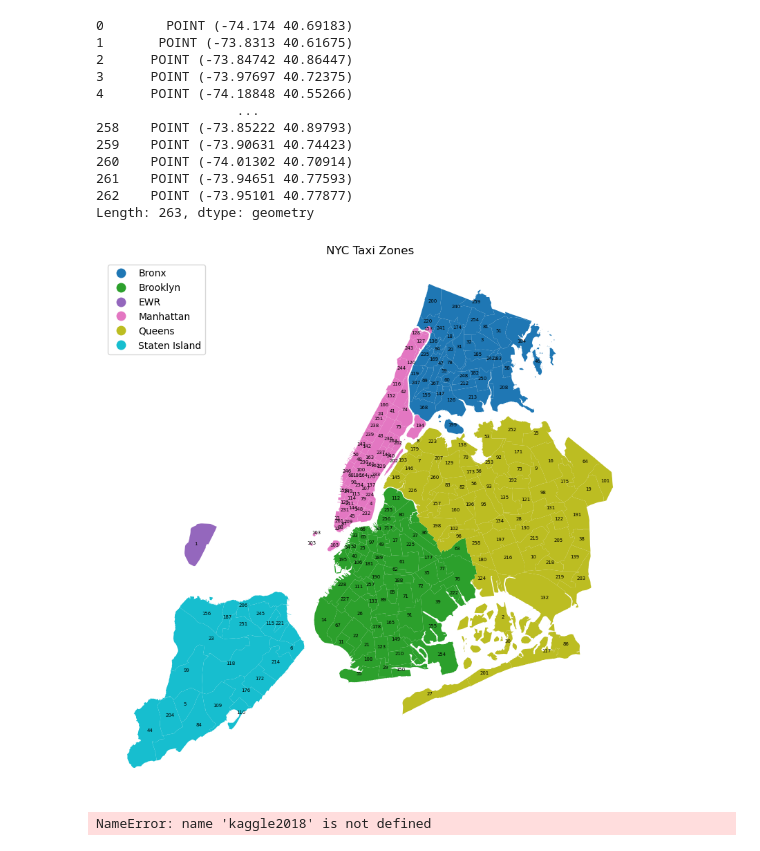
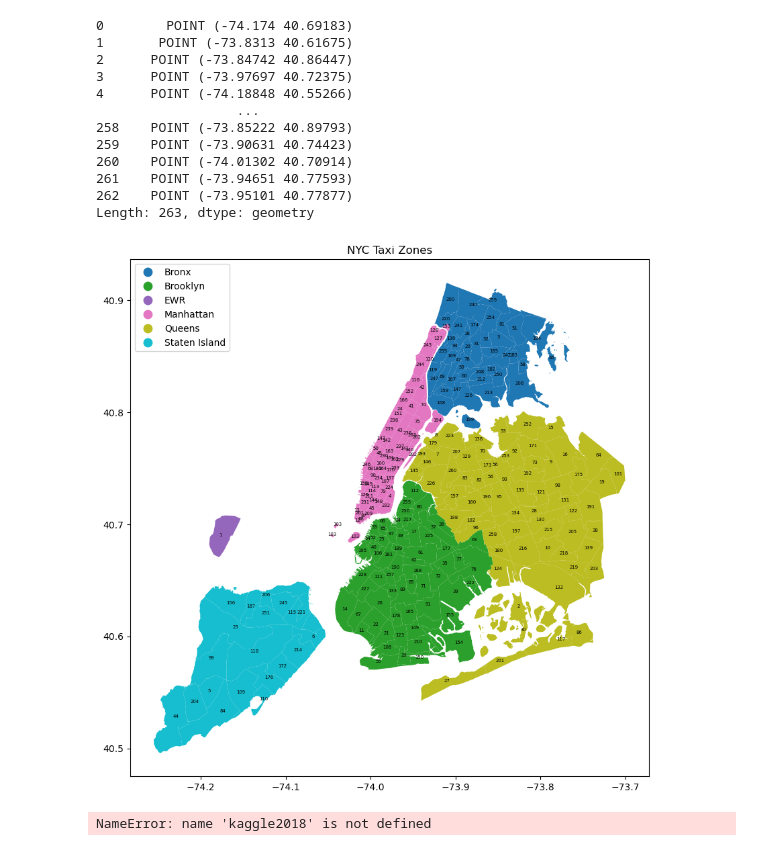
Before and after one commit to mwshumway/nyc_taxi, a Jupyter notebook: analysis/eda.ipynb, the cells around one changed output. Saved outputs shown, nothing was run; the diff lists cells and outputs as text; code cells hidden in the pictures.

```diff
--- a/analysis/eda.ipynb
+++ b/analysis/eda.ipynb
@@ -80,20 +108,20 @@ Length: 263, dtype: geometry
 # %%
 # Plot the shapefile
 zones['borough'] = zones['borough'].str.replace('Other', 'Staten Island')
 zones.plot(column='borough', figsize=(10, 10), legend=True, legend_kwds={'loc': 'upper left'})  # Plot the zones
 
 # Label each zone with the LocationID
 zones['coords'] = zones['geometry'].apply(lambda x: x.representative_point().coords[:])  # Get the coordinates of the zones
 zones['coords'] = [coords[0] for coords in zones['coords']]  # Extract the coordinates from the list
 for idx, row in zones.iterrows():
     plt.annotate(text=str(row['LocationID']), xy=row['coords'], horizontalalignment='center', fontsize=5)  # Annotate the zones with the LocationID
 
 plt.title('NYC Taxi Zones')
-plt.axis('off')  # Turn off the axis
+# plt.axis('off')  # Turn off the axis
 
 plt.show()
 # %% [output]
-[figure, old version]
+[figure, new version]
 # %%
 kaggle2016_train = pd.read_csv('../data/storage/kaggle2016_train.csv')
 kaggle2016_test = pd.read_csv('../data/storage/kaggle2016_test.csv')
```
Also changed, not shown: parts of 2 cells of this notebook, 6 other files.
